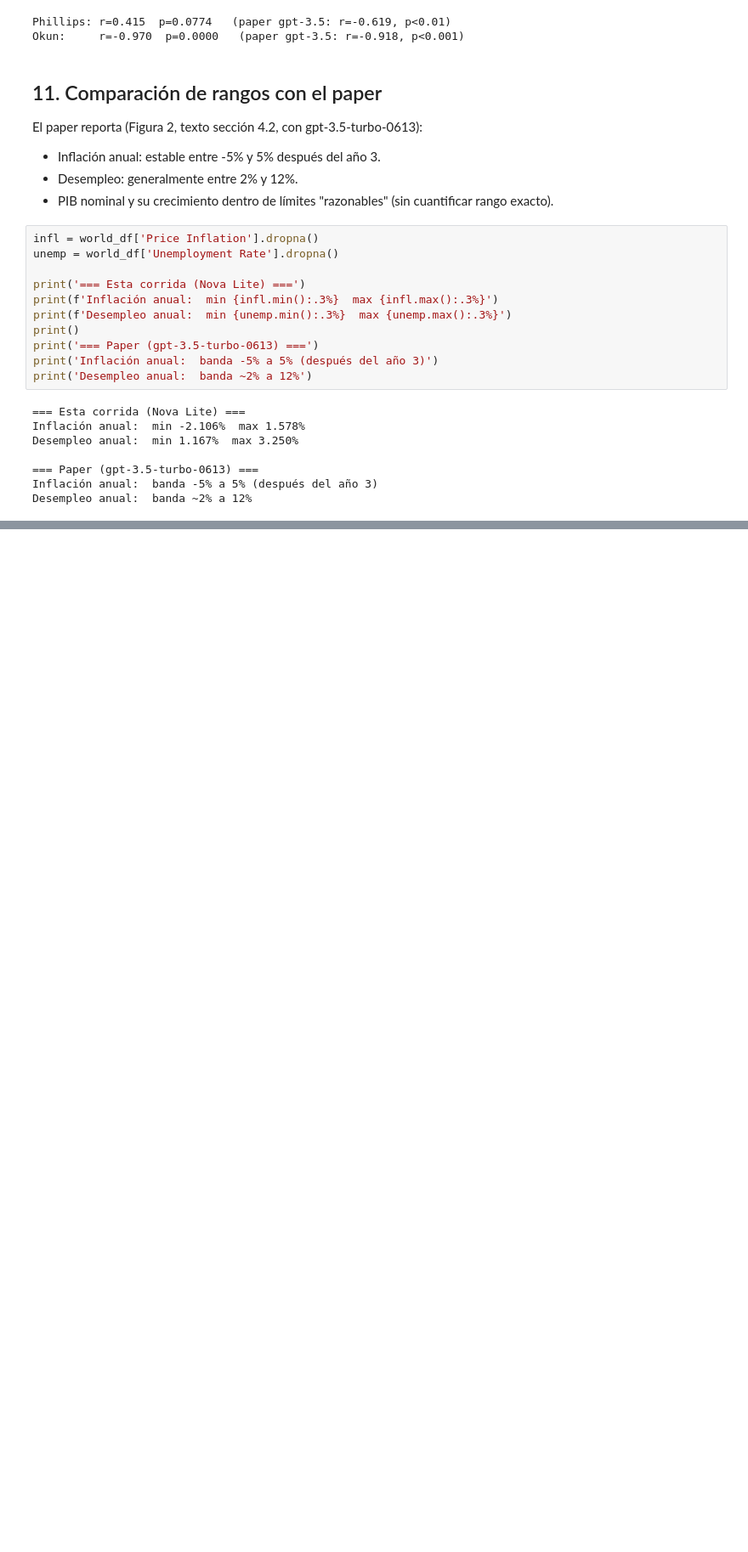
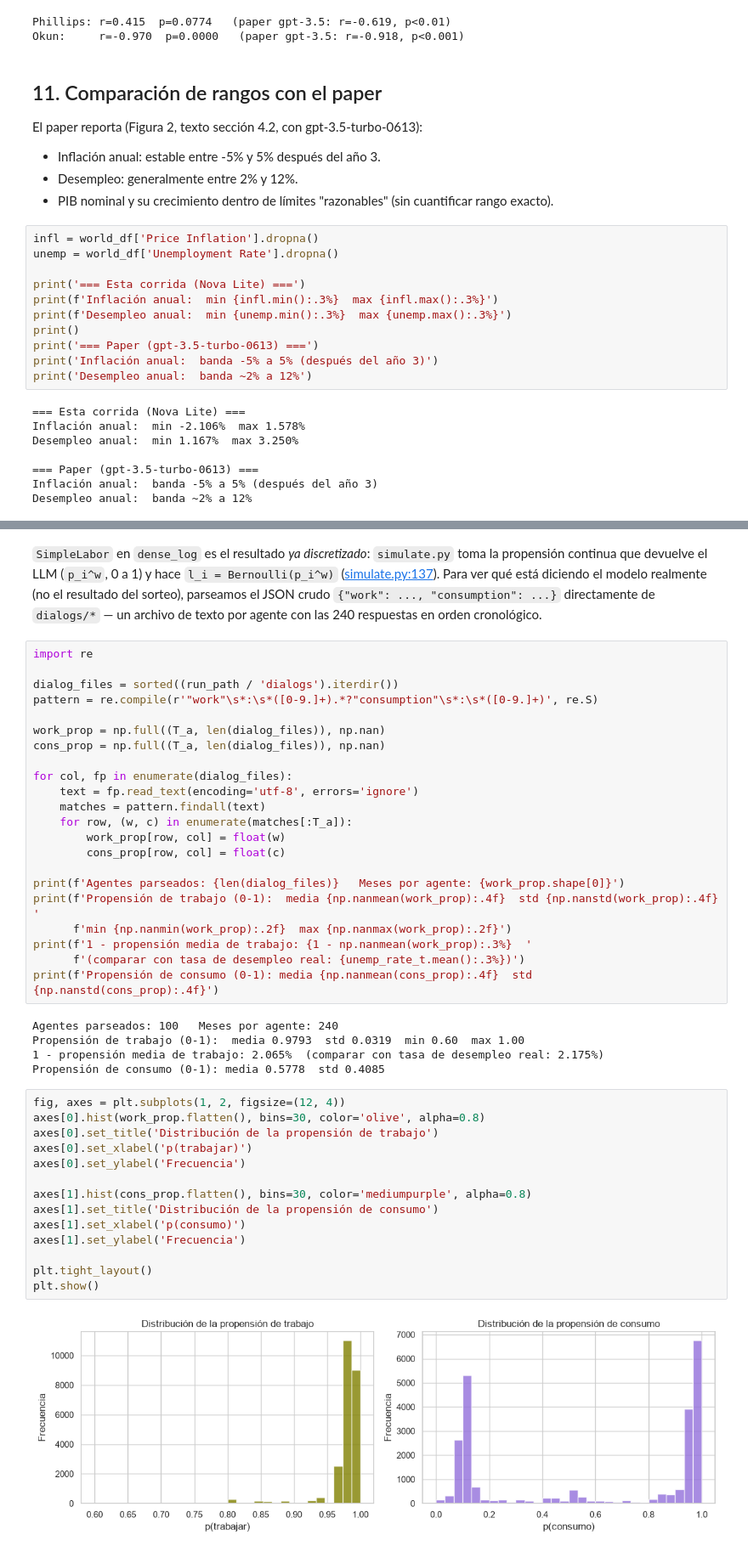
Before and after one commit to carbonecar/tesis_revisada, a Jupyter notebook: ACL24-EconAgent/analysis_novalite_100agents_240months.ipynb, the cells around one changed output, grey strips where cells are left out. Shown at 85% size. Cells and saved outputs as stored; diff of their text form; blank space fills up the shorter version.

```diff
--- a/ACL24-EconAgent/analysis_novalite_100agents_240months.ipynb
+++ b/ACL24-EconAgent/analysis_novalite_100agents_240months.ipynb
@@ -430,0 +524,45 @@ Desempleo anual:  banda ~2% a 12%
+# %% [markdown]
+`SimpleLabor` en `dense_log` es el resultado *ya discretizado*: `simulate.py` toma la propensión continua que devuelve el LLM (`p_i^w`, 0 a 1) y hace `l_i = Bernoulli(p_i^w)` ([simulate.py:137](simulate.py#L137)). Para ver qué está diciendo el modelo realmente (no el resultado del sorteo), parseamos el JSON crudo `{"work": ..., "consumption": ...}` directamente de `dialogs/*` — un archivo de texto por agente con las 240 respuestas en orden cronológico.
+# %%
+import re
+
+dialog_files = sorted((run_path / 'dialogs').iterdir())
+pattern = re.compile(r'"work"\s*:\s*([0-9.]+).*?"consumption"\s*:\s*([0-9.]+)', re.S)
+
+work_prop = np.full((T_a, len(dialog_files)), np.nan)
+cons_prop = np.full((T_a, len(dialog_files)), np.nan)
+
+for col, fp in enumerate(dialog_files):
+    text = fp.read_text(encoding='utf-8', errors='ignore')
+    matches = pattern.findall(text)
+    for row, (w, c) in enumerate(matches[:T_a]):
+        work_prop[row, col] = float(w)
+        cons_prop[row, col] = float(c)
+
+print(f'Agentes parseados: {len(dialog_files)}   Meses por agente: {work_prop.shape[0]}')
+print(f'Propensión de trabajo (0-1):  media {np.nanmean(work_prop):.4f}  std {np.nanstd(work_prop):.4f}  '
+      f'min {np.nanmin(work_prop):.2f}  max {np.nanmax(work_prop):.2f}')
+print(f'1 - propensión media de trabajo: {1 - np.nanmean(work_prop):.3%}  '
+      f'(comparar con tasa de desempleo real: {unemp_rate_t.mean():.3%})')
+print(f'Propensión de consumo (0-1): media {np.nanmean(cons_prop):.4f}  std {np.nanstd(cons_prop):.4f}')
+# %% [output]
+Agentes parseados: 100   Meses por agente: 240
+Propensión de trabajo (0-1):  media 0.9793  std 0.0319  min 0.60  max 1.00
+1 - propensión media de trabajo: 2.065%  (comparar con tasa de desempleo real: 2.175%)
+Propensión de consumo (0-1): media 0.5778  std 0.4085
+# %%
+fig, axes = plt.subplots(1, 2, figsize=(12, 4))
+axes[0].hist(work_prop.flatten(), bins=30, color='olive', alpha=0.8)
+axes[0].set_title('Distribución de la propensión de trabajo')
+axes[0].set_xlabel('p(trabajar)')
+axes[0].set_ylabel('Frecuencia')
+
+axes[1].hist(cons_prop.flatten(), bins=30, color='mediumpurple', alpha=0.8)
+axes[1].set_title('Distribución de la propensión de consumo')
+axes[1].set_xlabel('p(consumo)')
+axes[1].set_ylabel('Frecuencia')
+
+plt.tight_layout()
+plt.show()
+# %% [output]
+[figure, added]
```
Also changed, not shown: parts of 12 cells of this notebook, 57 other files.
